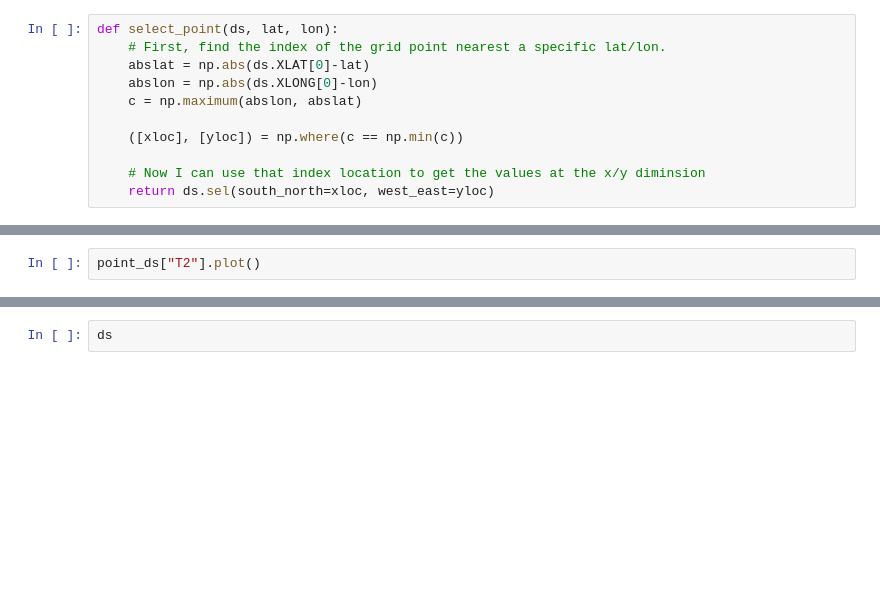
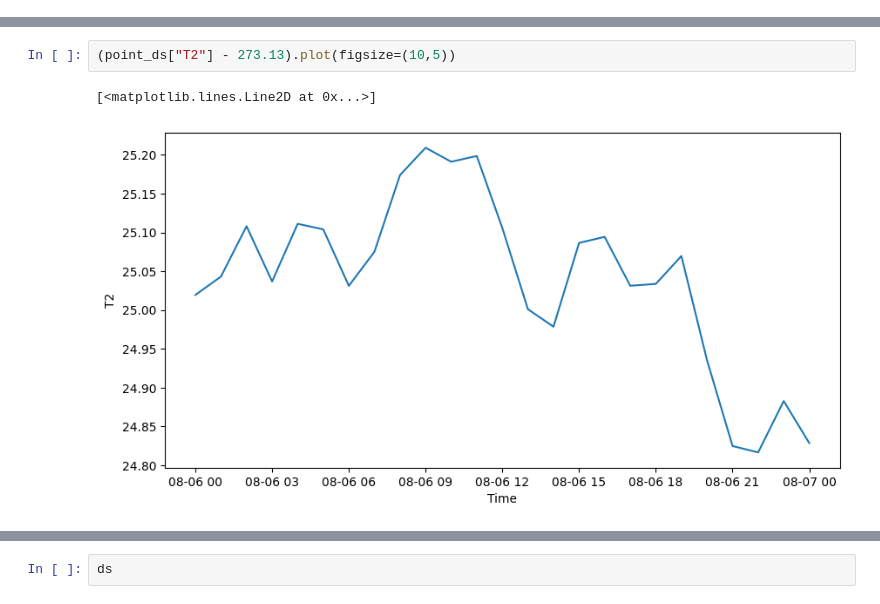
Before and after one commit to EricLeer/containered-wrf, a Jupyter notebook: notebooks/inspect_wrf_files.ipynb, the cells around one changed output, grey strips where cells are left out. Cells and saved outputs as stored; diff of their text form; blank space fills up the shorter version.

```diff
--- a/notebooks/inspect_wrf_files.ipynb
+++ b/notebooks/inspect_wrf_files.ipynb
@@ -8,11 +16,0 @@ import matplotlib.pyplot as plt
-# %%
-def select_point(ds, lat, lon):
-    # First, find the index of the grid point nearest a specific lat/lon.
-    abslat = np.abs(ds.XLAT[0]-lat)
-    abslon = np.abs(ds.XLONG[0]-lon)
-    c = np.maximum(abslon, abslat)
-
-    ([xloc], [yloc]) = np.where(c == np.min(c))
-
-    # Now I can use that index location to get the values at the x/y diminsion
-    return ds.sel(south_north=xloc, west_east=yloc)
@@ -76,3 +121,6 @@ lon = -122.68
 point_ds = select_point(ds, lat, lon)
 # %%
-point_ds["T2"].plot()
+(point_ds["T2"] - 273.13).plot(figsize=(10,5))
+# %% [output]
+[<matplotlib.lines.Line2D at 0x...>]
+[figure, added]
```
Also changed, not shown: parts of 23 cells of this notebook, 4 other files.
